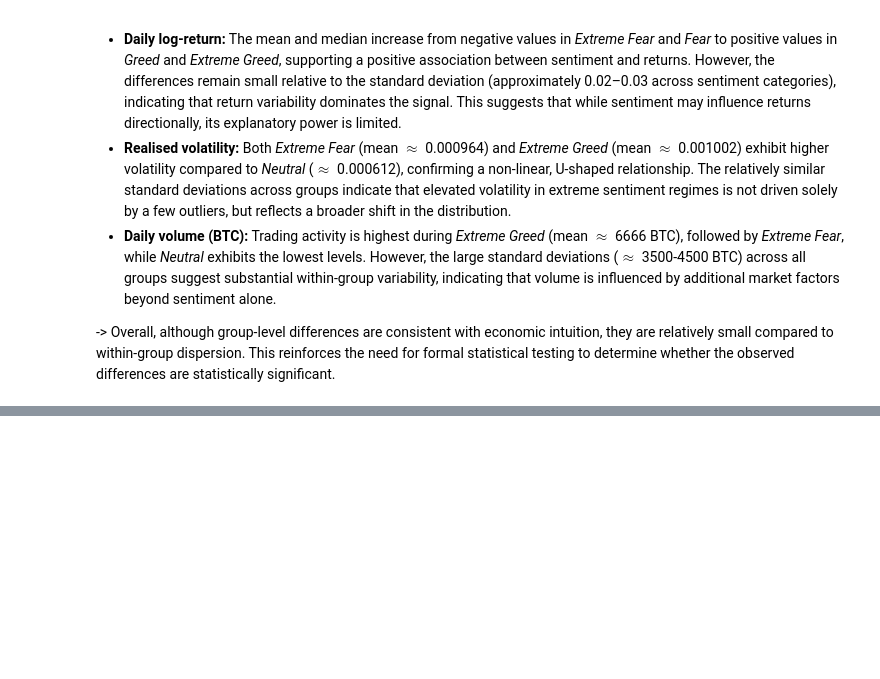
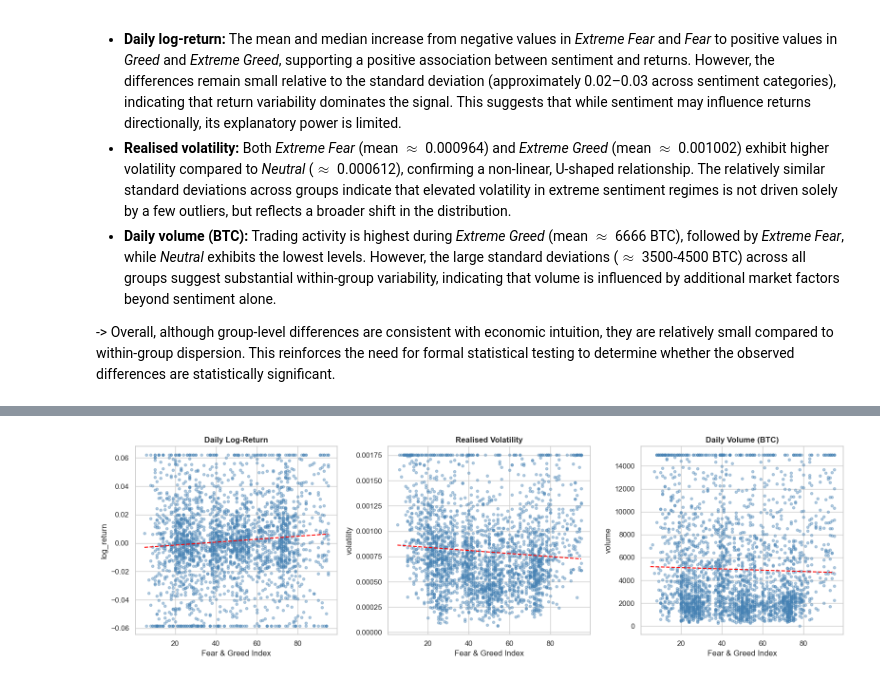
Before and after one commit to lozeva/crypto-sentiment-btc-analysis, a Jupyter notebook: crypto_sentiment_btc_analysis.ipynb, the cells around one changed output, grey strips where cells are left out. Cells and saved outputs as stored; diff of their text form; code cells hidden in the pictures; blank space fills up the shorter version.

```diff
--- a/crypto_sentiment_btc_analysis.ipynb
+++ b/crypto_sentiment_btc_analysis.ipynb
@@ -742,0 +870,39 @@ The descriptive statistics provide quantitative confirmation of the patterns obs
+# %%
+fig, axes = plt.subplots(1, 3, figsize=(16, 5))
+
+for i, (col, title) in enumerate(metrics):
+    # Keep only valid numeric observations for the selected metric and FNG value
+    regression_data = (
+        btc_fng_clean[['fng_value', col]]
+        .replace([np.inf, -np.inf], np.nan)
+        .dropna()
+    )
+
+    axes[i].scatter(
+        regression_data['fng_value'],
+        regression_data[col],
+        alpha=0.4,
+        s=15,
+        color='steelblue'
+    )
+
+    # Add a simple linear trend line for visual reference
+    coefficients = np.polyfit(regression_data['fng_value'], regression_data[col], 1)
+    trend_line = np.poly1d(coefficients)
+
+    x_line = np.linspace(
+        regression_data['fng_value'].min(),
+        regression_data['fng_value'].max(),
+        100
+    )
+
+    axes[i].plot(x_line, trend_line(x_line), color='red', linestyle='--')
+
+    axes[i].set_title(title, fontweight='bold')
+    axes[i].set_xlabel('Fear & Greed Index')
+    axes[i].set_ylabel(col)
+
+plt.tight_layout()
+plt.show()
+# %% [output]
+[figure, added]
```
Also changed, not shown: parts of 8 cells of this notebook.
